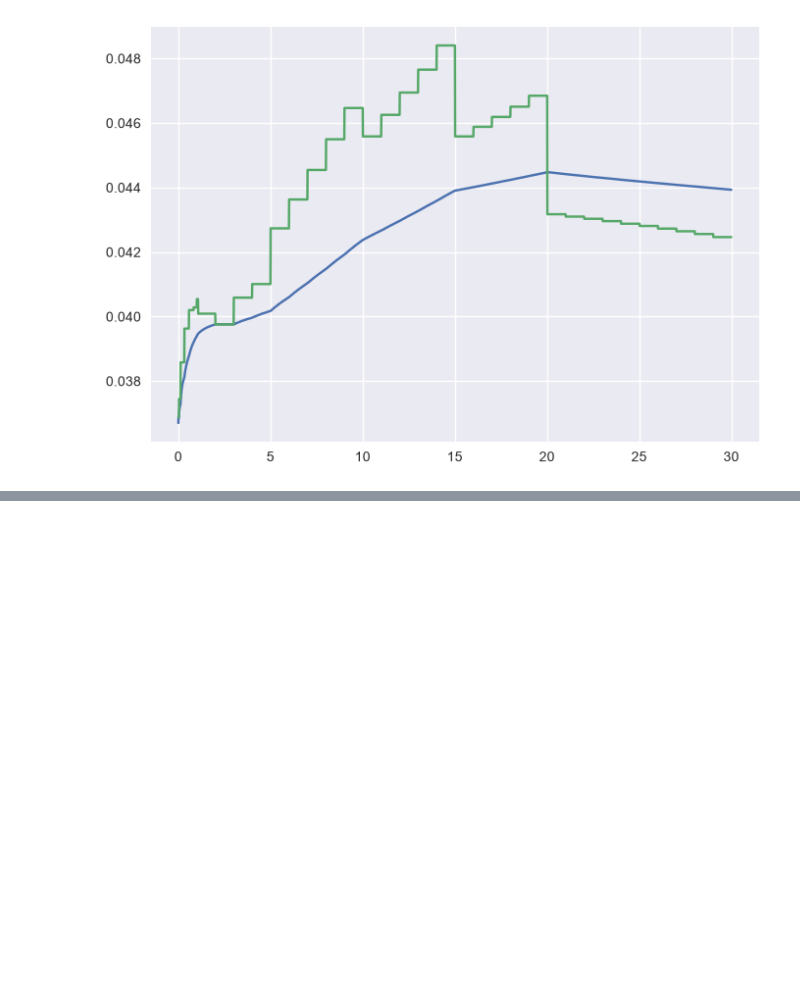
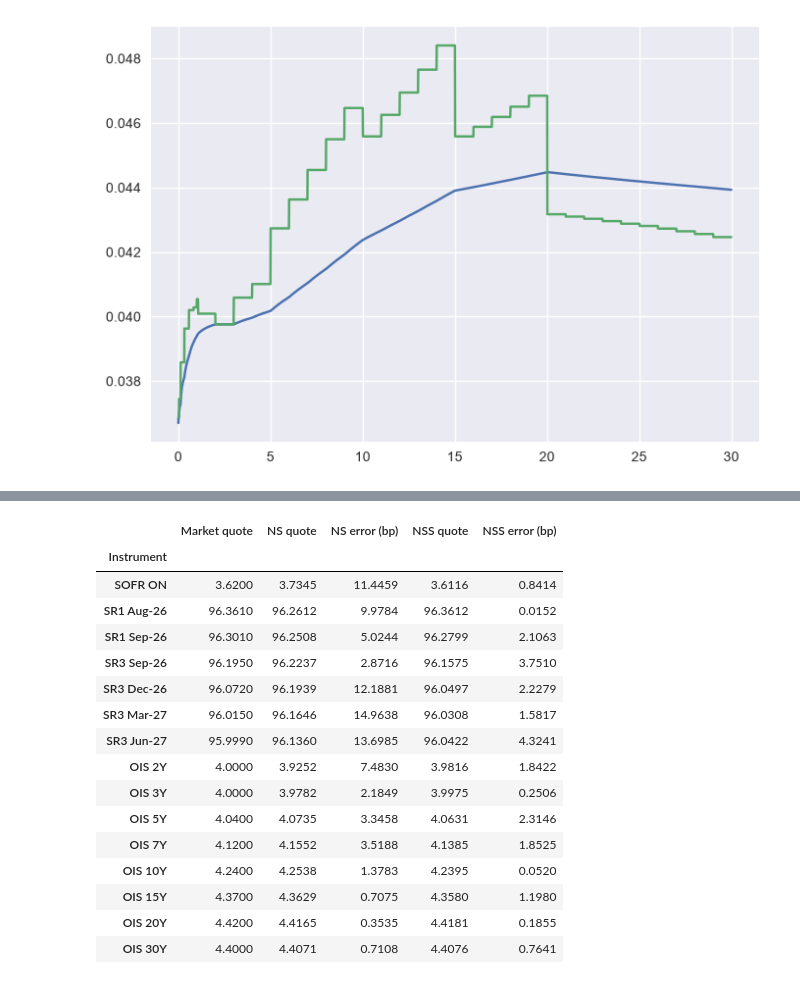
Before and after one commit to RomainFast121/IRCRM_project, a Jupyter notebook: project_2026.ipynb, the cells around one changed output, grey strips where cells are left out. Saved outputs shown, nothing was run; the diff lists cells and outputs as text; code cells hidden in the pictures; blank space fills up the shorter version.

```diff
--- a/project_2026.ipynb
+++ b/project_2026.ipynb
@@ -345,0 +421,60 @@ plt.plot(tau_grid, fwd_grid)
+# %%
+# Discount factors at every reset and payment date used by model_quote
+needed_dates = {t0}
+for inst in insts:
+    needed_dates.update([pd.Timestamp(inst.start), pd.Timestamp(inst.end)])
+    if inst.type == 'OIS':
+        needed_dates.update(pd.Timestamp(d) for d in inst.pay_dates)
+
+def model_discounts(model, theta):
+    prices = {}
+    for date in needed_dates:
+        tau = act365(t0, date)
+        prices[date] = (float(np.exp(-tau * model(np.array([tau]), theta)[0]))
+                        if tau > 0 else 1.0)
+    return prices
+
+P_ns = model_discounts(ns_yield, theta_ns)
+P_nss = model_discounts(nss_yield, theta_nss)
+
+rows = []
+for inst in insts:
+    q_ns = model_quote(inst, P_ns)
+    q_nss = model_quote(inst, P_nss)
+    rows.append([f'{inst.type} {inst.tenor}', inst.quote, q_ns,
+                 abs(q_ns - inst.quote) * 100, q_nss,
+                 abs(q_nss - inst.quote) * 100])
+
+repricing_2 = pd.DataFrame(rows, columns=[
+    'Instrument', 'Market quote', 'NS quote', 'NS error (bp)',
+    'NSS quote', 'NSS error (bp)'
+]).set_index('Instrument')
+
+from IPython.display import HTML
+
+worst_ns = repricing_2['NS error (bp)'].max()
+worst_nss = repricing_2['NSS error (bp)'].max()
+formatters = {column: lambda value: f'{value:.4f}' for column in repricing_2.columns}
+formatters['NS error (bp)'] = (lambda value: f'<strong>{value:.4f}</strong>'
+                               if value == worst_ns else f'{value:.4f}')
+formatters['NSS error (bp)'] = (lambda value: f'<strong>{value:.4f}</strong>'
+                                if value == worst_nss else f'{value:.4f}')
+display(HTML(repricing_2.to_html(formatters=formatters, escape=False)))
+# %% [output]
+|  | Market quote | NS quote | NS error (bp) | NSS quote | NSS error (bp) |
+| Instrument |  |  |  |  |  |
+| SOFR ON | 3.6200 | 3.7345 | 11.4459 | 3.6116 | 0.8414 |
+| SR1 Aug-26 | 96.3610 | 96.2612 | 9.9784 | 96.3612 | 0.0152 |
+| SR1 Sep-26 | 96.3010 | 96.2508 | 5.0244 | 96.2799 | 2.1063 |
+| SR3 Sep-26 | 96.1950 | 96.2237 | 2.8716 | 96.1575 | 3.7510 |
+| SR3 Dec-26 | 96.0720 | 96.1939 | 12.1881 | 96.0497 | 2.2279 |
+| SR3 Mar-27 | 96.0150 | 96.1646 | 14.9638 | 96.0308 | 1.5817 |
+| SR3 Jun-27 | 95.9990 | 96.1360 | 13.6985 | 96.0422 | 4.3241 |
+| OIS 2Y | 4.0000 | 3.9252 | 7.4830 | 3.9816 | 1.8422 |
+| OIS 3Y | 4.0000 | 3.9782 | 2.1849 | 3.9975 | 0.2506 |
+| OIS 5Y | 4.0400 | 4.0735 | 3.3458 | 4.0631 | 2.3146 |
+| OIS 7Y | 4.1200 | 4.1552 | 3.5188 | 4.1385 | 1.8525 |
+| OIS 10Y | 4.2400 | 4.2538 | 1.3783 | 4.2395 | 0.0520 |
+| OIS 15Y | 4.3700 | 4.3629 | 0.7075 | 4.3580 | 1.1980 |
+| OIS 20Y | 4.4200 | 4.4165 | 0.3535 | 4.4181 | 0.1855 |
+| OIS 30Y | 4.4000 | 4.4071 | 0.7108 | 4.4076 | 0.7641 |
```
Also changed, not shown: parts of 11 cells of this notebook.
